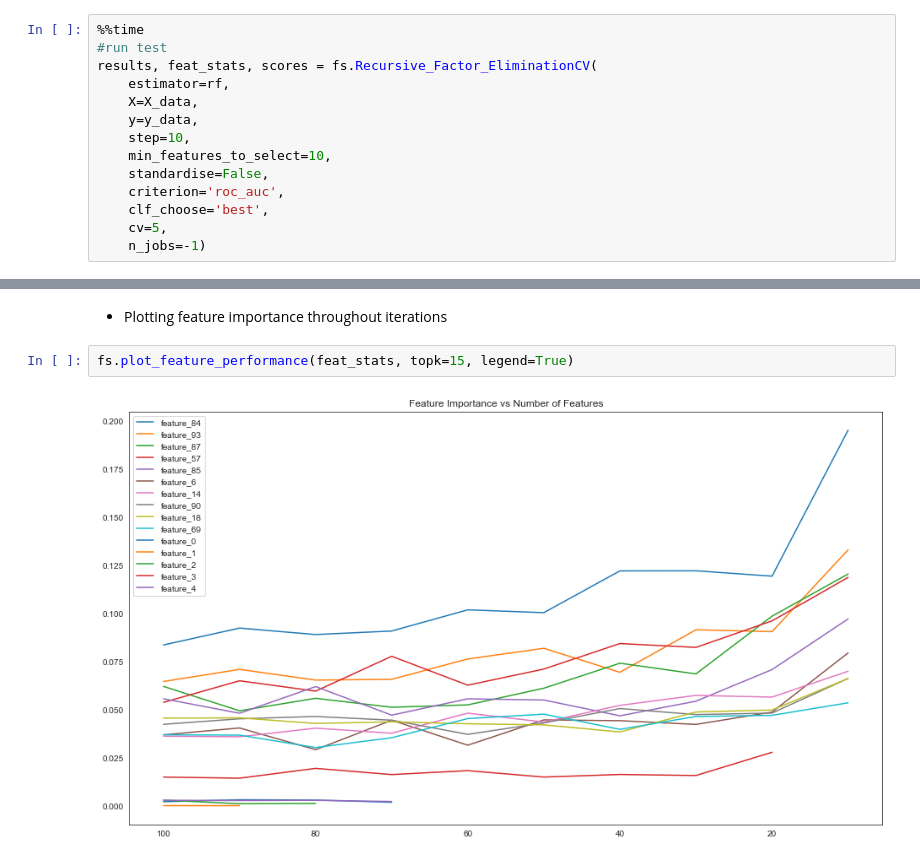
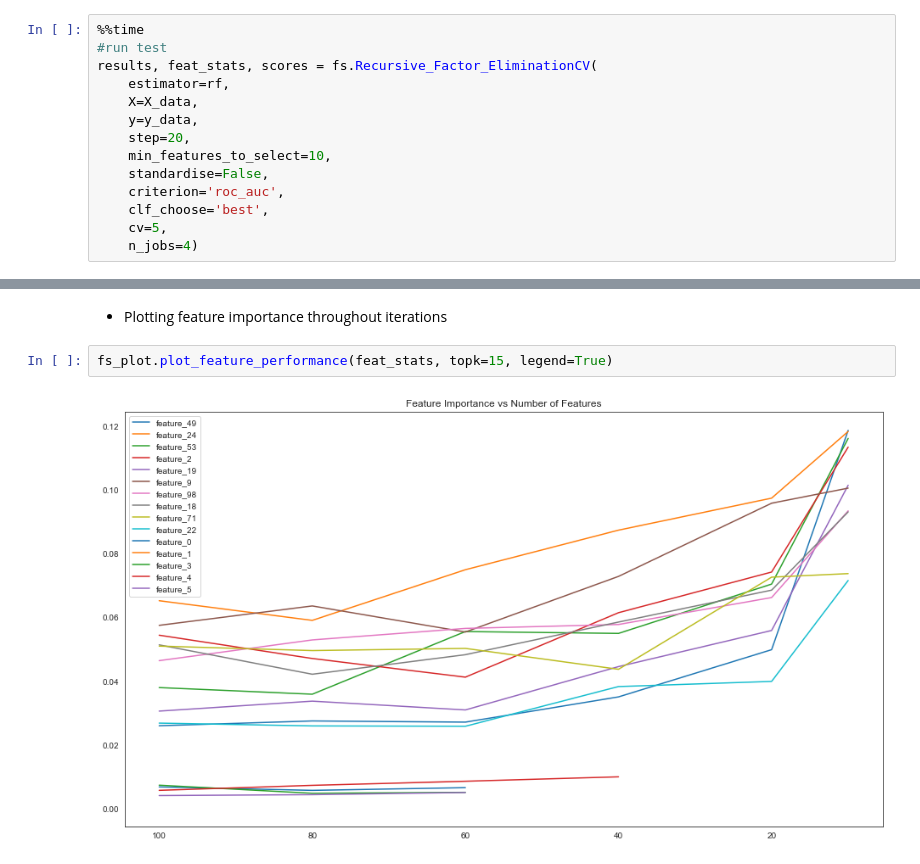
Before and after one commit to nsotiriou88/FeatureSelector, a Jupyter notebook: FeatureSelectorExample.ipynb, the cells around one changed output, grey strips where cells are left out. Drawn from its saved outputs; the diff is of its cells as text.

```diff
--- a/FeatureSelectorExample.ipynb
+++ b/FeatureSelectorExample.ipynb
@@ -107,11 +150,11 @@ results, feat_stats, scores = fs.Recursive_Factor_EliminationCV(
     estimator=rf,
     X=X_data,
     y=y_data,
-    step=10,
+    step=20,
     min_features_to_select=10,
     standardise=False,
     criterion='roc_auc',
     clf_choose='best',
     cv=5,
-    n_jobs=-1)
+    n_jobs=4)
 # %% [output]
@@ -127,6 +192,6 @@ fs.plot_metrics_check(scores)
 # %% [markdown]
 - Plotting feature importance throughout iterations
 # %%
-fs.plot_feature_performance(feat_stats, topk=15, legend=True)
+fs_plot.plot_feature_performance(feat_stats, topk=15, legend=True)
 # %% [output]
-[figure, old version]
+[figure, new version]
```
Also changed, not shown: parts of 15 cells of this notebook, 2 other files.
